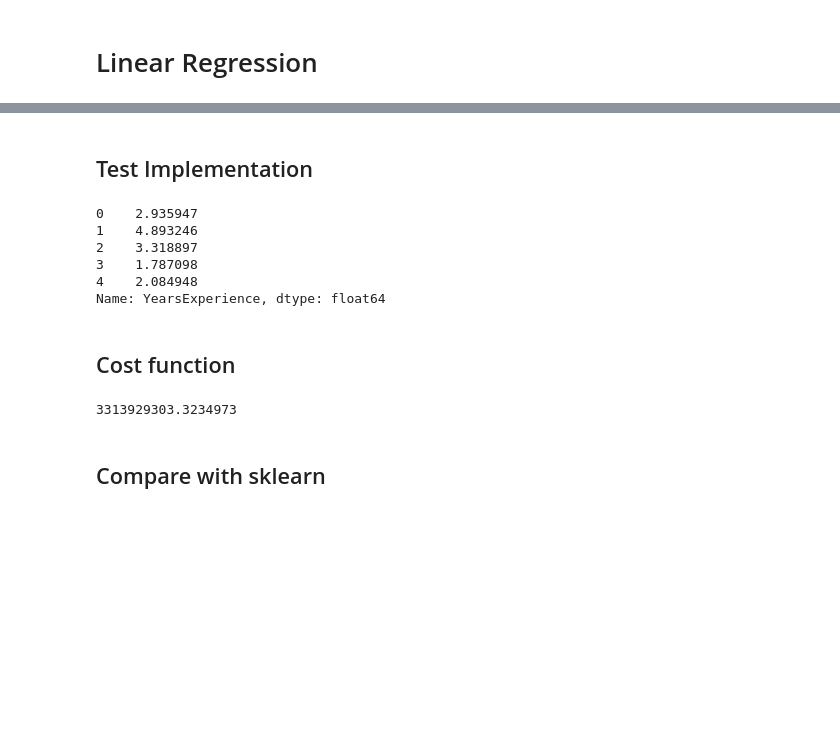
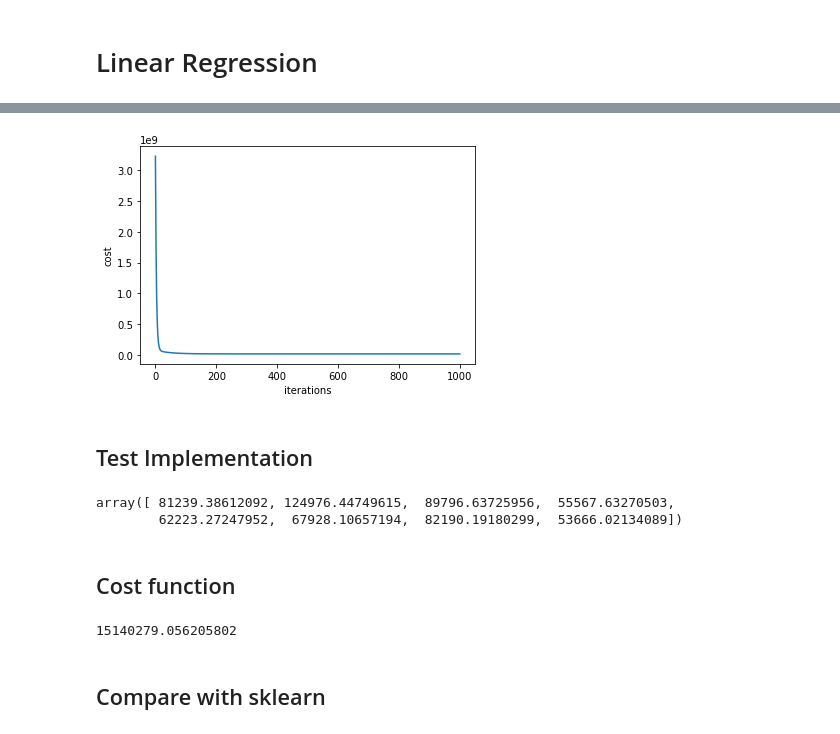
Before and after one commit to luisespriella9/ML-Algorithms, a Jupyter notebook: Linear Regression.ipynb, the cells around one changed output, grey strips where cells are left out. Drawn from its saved outputs; the diff is of its cells as text; code cells hidden in the pictures; blank space fills up the shorter version.

Commit message:
fixed learning rate for multivariable linear regression example

```diff
--- a/Linear Regression.ipynb
+++ b/Linear Regression.ipynb
@@ -120,5 +134,4 @@ class LinearRegression:
 # %%
 linearRegression = LinearRegression()
-linearRegression.fit(x_train, y_train.values, alpha = 0.06)
-linearRegression.plot_regression_line('Salary')
+linearRegression.fit(x_train, y_train.values, alpha = 0.05)
 # %% [output]
@@ -126,15 +143,15 @@ linearRegression.plot_regression_line('Salary')
+# %%
+linearRegression.plotCostPerIteration()
+# %% [output]
+[figure, added]
 # %% [markdown]
 ## Test Implementation
 # %%
 predictions = linearRegression.predict(x_test)
-predictions.head()
+predictions
 # %% [output]
-0    2.935947
-1    4.893246
-2    3.318897
-3    1.787098
-4    2.084948
-Name: YearsExperience, dtype: float64
+array([ 81239.38612092, 124976.44749615,  89796.63725956,  55567.63270503,
+        62223.27247952,  67928.10657194,  82190.19180299,  53666.02134089])
 # %% [markdown]
 ## Cost function
 # %%
@@ -142,9 +159,9 @@ def costFunction(predictions, results):
     residual_error = results-predictions
     return sum([e**2 for e in residual_error])/(2*(len(predictions)))
 # %%
-costFunction(predictions.values, y_test.values)
+costFunction(predictions, y_test.values)
 # %% [output]
-3313929303.3234973
+15140279.056205802
 # %% [markdown]
 ## Compare with sklearn
 # %%
```
Also changed, not shown: parts of 12 cells of this notebook.
